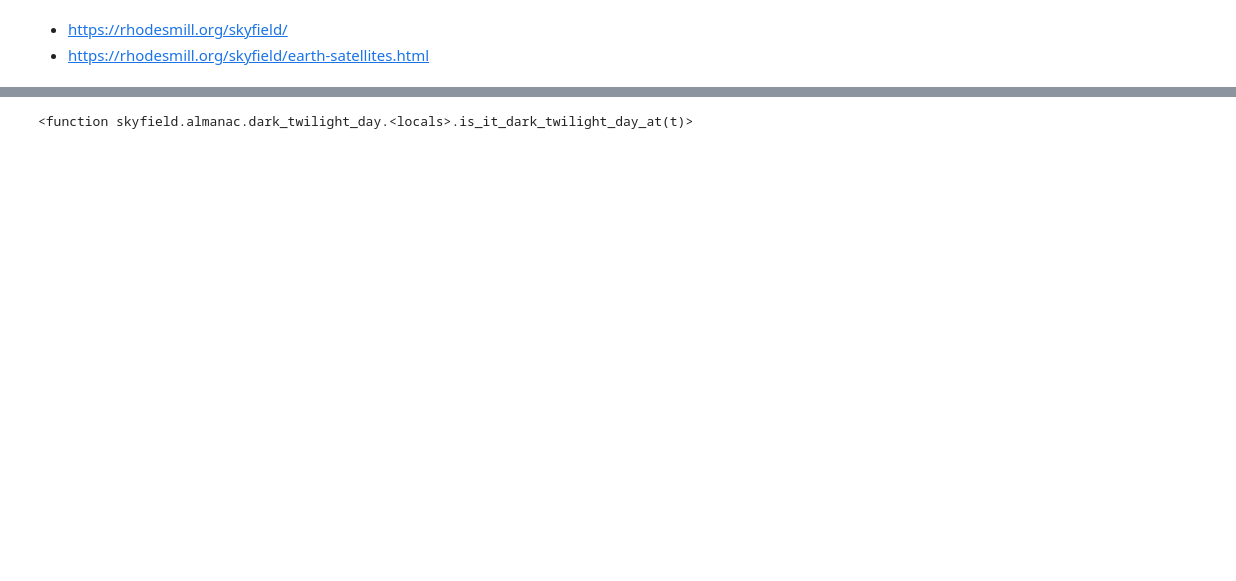
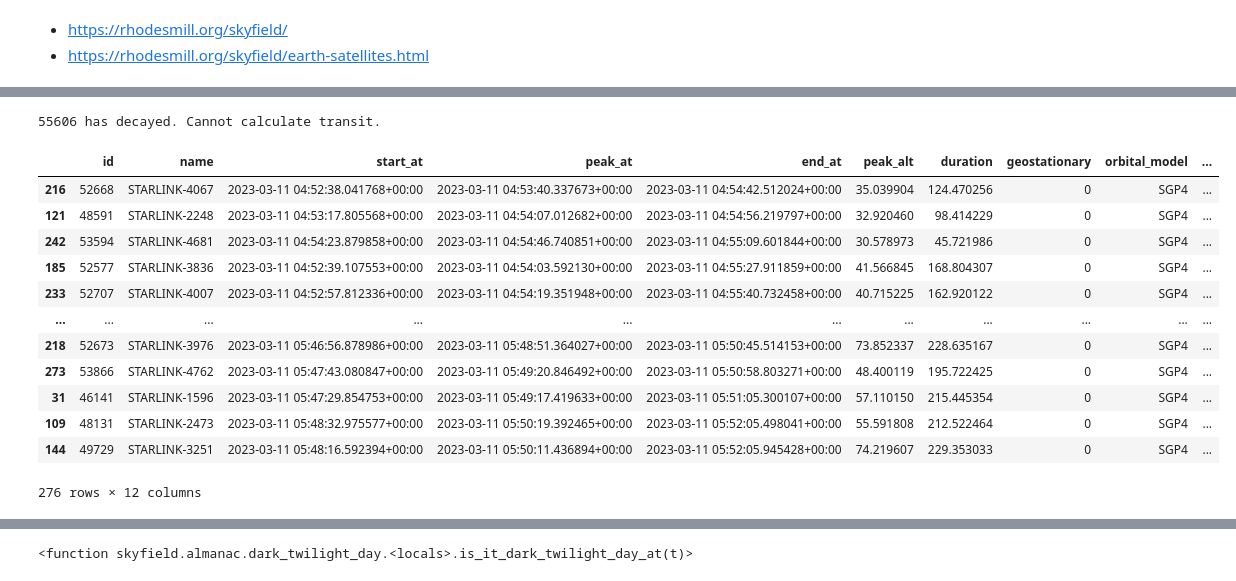
Before and after one commit to stewi2/skytrack, a Jupyter notebook: notebooks/ephem.ipynb, the cells around one changed output, grey strips where cells are left out. Cells and saved outputs as stored; diff of their text form; code cells hidden in the pictures; blank space fills up the shorter version.

```diff
--- a/notebooks/ephem.ipynb
+++ b/notebooks/ephem.ipynb
@@ -112,0 +256,50 @@ data
+# %%
+preds = []
+
+for tle in tles:
+#    if 'PHASE 3B (AO-10)' not in tle: continue
+    if 'STARLINK' not in tle: continue
+    try:
+        samples = predict.quick_predict(tle, t_start.timestamp(), qth)
+        transit = predict.Transit(
+            tle,
+            qth,
+            start=samples[0]["epoch"],
+            end=samples[-1]["epoch"],
+            _samples=samples,
+        )
+        transit = transit.above(30)
+        if transit.duration() > 0 and transit.start>t_start.timestamp() and transit.end<t_start.timestamp()+3600:
+            peak = transit.peak()
+            preds.append({
+                'id': peak['norad_id'],
+                'name': peak['name'],
+                'start_at': datetime.fromtimestamp(transit.start, tz=timezone.utc),
+                'peak_at': datetime.fromtimestamp(peak['epoch'], tz=timezone.utc),
+                'end_at': datetime.fromtimestamp(transit.end, tz=timezone.utc),
+                'peak_alt': peak['elevation'],
+                'duration': transit.duration(),
+                'geostationary': peak['geostationary'],
+                'orbital_model': peak['orbital_model'],
+                'orbital_velocity': peak['orbital_velocity'],
+                'range': peak['slant_range'],
+                'sunlit': peak['sunlit']})
+    except Exception as e:
+        print(e)
+
+pd.DataFrame.from_records(preds).sort_values(by='end_at')
+# %% [output]
+55606 has decayed. Cannot calculate transit.
+|  | id | name | start_at | peak_at | end_at | peak_alt | duration | geostationary | orbital_model | ... |
+| 216 | 52668 | STARLINK-4067 | 2023-03-11 04:52:38.041768+00:00 | 2023-03-11 04:53:40.337673+00:00 | 2023-03-11 04:54:42.512024+00:00 | 35.039904 | 124.470256 | 0 | SGP4 | ... |
+| 121 | 48591 | STARLINK-2248 | 2023-03-11 04:53:17.805568+00:00 | 2023-03-11 04:54:07.012682+00:00 | 2023-03-11 04:54:56.219797+00:00 | 32.920460 | 98.414229 | 0 | SGP4 | ... |
+| 242 | 53594 | STARLINK-4681 | 2023-03-11 04:54:23.879858+00:00 | 2023-03-11 04:54:46.740851+00:00 | 2023-03-11 04:55:09.601844+00:00 | 30.578973 | 45.721986 | 0 | SGP4 | ... |
+| 185 | 52577 | STARLINK-3836 | 2023-03-11 04:52:39.107553+00:00 | 2023-03-11 04:54:03.592130+00:00 | 2023-03-11 04:55:27.911859+00:00 | 41.566845 | 168.804307 | 0 | SGP4 | ... |
+| 233 | 52707 | STARLINK-4007 | 2023-03-11 04:52:57.812336+00:00 | 2023-03-11 04:54:19.351948+00:00 | 2023-03-11 04:55:40.732458+00:00 | 40.715225 | 162.920122 | 0 | SGP4 | ... |
+| ... | ... | ... | ... | ... | ... | ... | ... | ... | ... | ... |
+| 218 | 52673 | STARLINK-3976 | 2023-03-11 05:46:56.878986+00:00 | 2023-03-11 05:48:51.364027+00:00 | 2023-03-11 05:50:45.514153+00:00 | 73.852337 | 228.635167 | 0 | SGP4 | ... |
+| 273 | 53866 | STARLINK-4762 | 2023-03-11 05:47:43.080847+00:00 | 2023-03-11 05:49:20.846492+00:00 | 2023-03-11 05:50:58.803271+00:00 | 48.400119 | 195.722425 | 0 | SGP4 | ... |
+| 31 | 46141 | STARLINK-1596 | 2023-03-11 05:47:29.854753+00:00 | 2023-03-11 05:49:17.419633+00:00 | 2023-03-11 05:51:05.300107+00:00 | 57.110150 | 215.445354 | 0 | SGP4 | ... |
+| 109 | 48131 | STARLINK-2473 | 2023-03-11 05:48:32.975577+00:00 | 2023-03-11 05:50:19.392465+00:00 | 2023-03-11 05:52:05.498041+00:00 | 55.591808 | 212.522464 | 0 | SGP4 | ... |
+| 144 | 49729 | STARLINK-3251 | 2023-03-11 05:48:16.592394+00:00 | 2023-03-11 05:50:11.436894+00:00 | 2023-03-11 05:52:05.945428+00:00 | 74.219607 | 229.353033 | 0 | SGP4 | ... |
+276 rows × 12 columns
```
Also changed, not shown: parts of 18 cells of this notebook, 13 other files.
